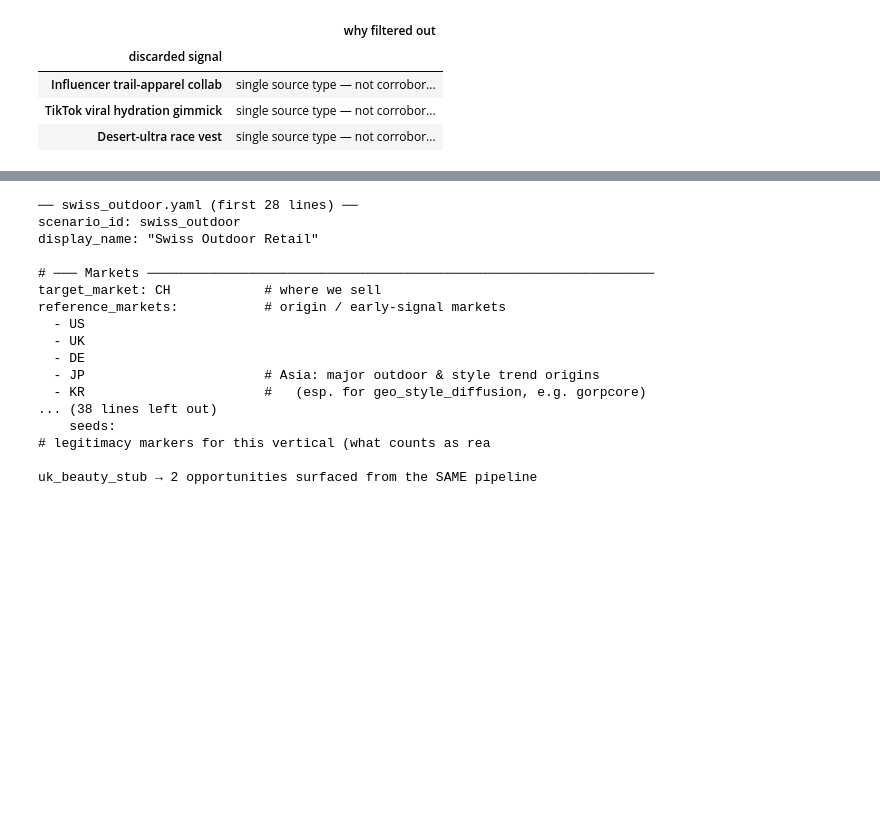
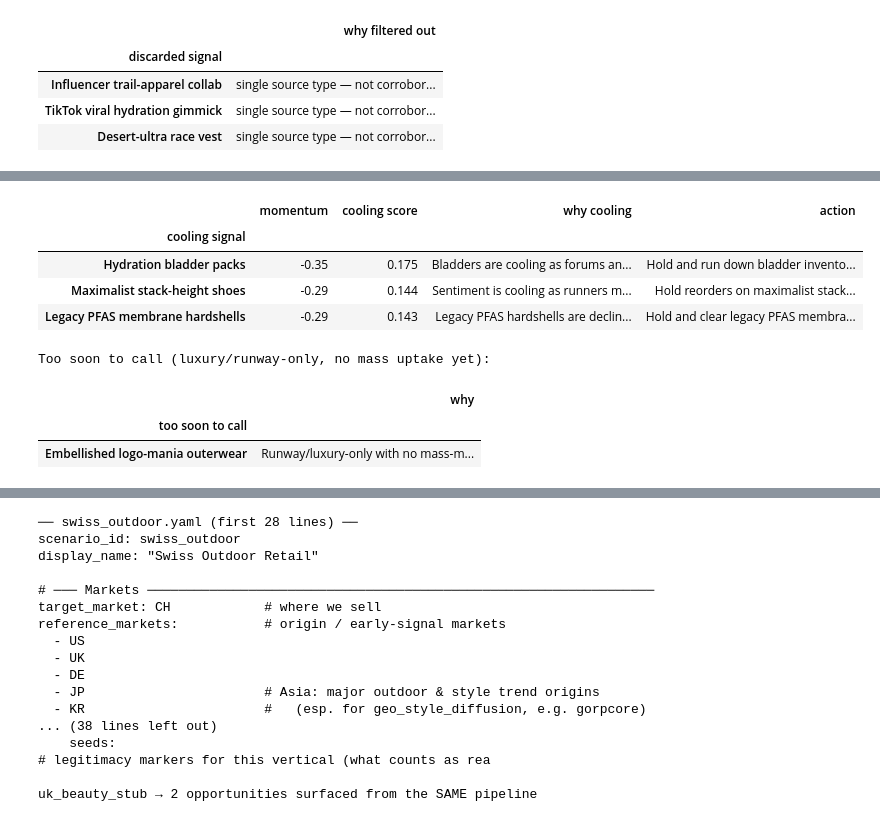
Before and after one commit to katya-panchenko/em-dash, a Jupyter notebook: notebooks/dashboard.ipynb, the cells around one changed output, grey strips where cells are left out. Saved outputs shown, nothing was run; the diff lists cells and outputs as text; code cells hidden in the pictures; blank space fills up the shorter version.

```diff
--- a/notebooks/dashboard.ipynb
+++ b/notebooks/dashboard.ipynb
@@ -101,0 +107,16 @@ display(report.graveyard_table(opps))
+# %%
+display(report.cooling_table(opps))
+ew = report.early_watch_table(opps)
+if not ew.empty:
+    print('Too soon to call (luxury/runway-only, no mass uptake yet):')
+    display(ew)
+# %% [output]
+|  | momentum | cooling score | why cooling | action |
+| cooling signal |  |  |  |  |
+| Hydration bladder packs | -0.35 | 0.175 | Bladders are cooling as forums an... | Hold and run down bladder invento... |
+| Maximalist stack-height shoes | -0.29 | 0.144 | Sentiment is cooling as runners m... | Hold reorders on maximalist stack... |
+| Legacy PFAS membrane hardshells | -0.29 | 0.143 | Legacy PFAS hardshells are declin... | Hold and clear legacy PFAS membra... |
+Too soon to call (luxury/runway-only, no mass uptake yet):
+|  | why |
+| too soon to call |  |
+| Embellished logo-mania outerwear | Runway/luxury-only with no mass-m... |
```
Also changed, not shown: parts of 12 cells of this notebook, 34 other files.
